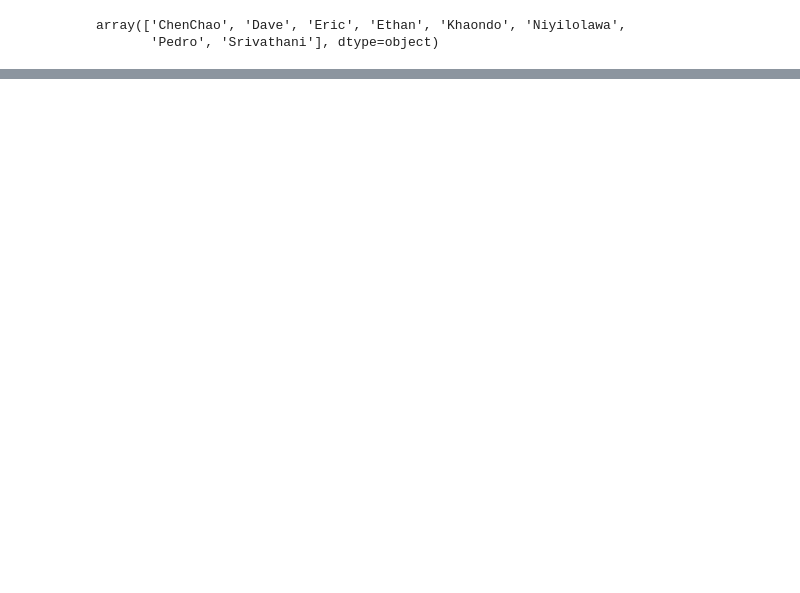
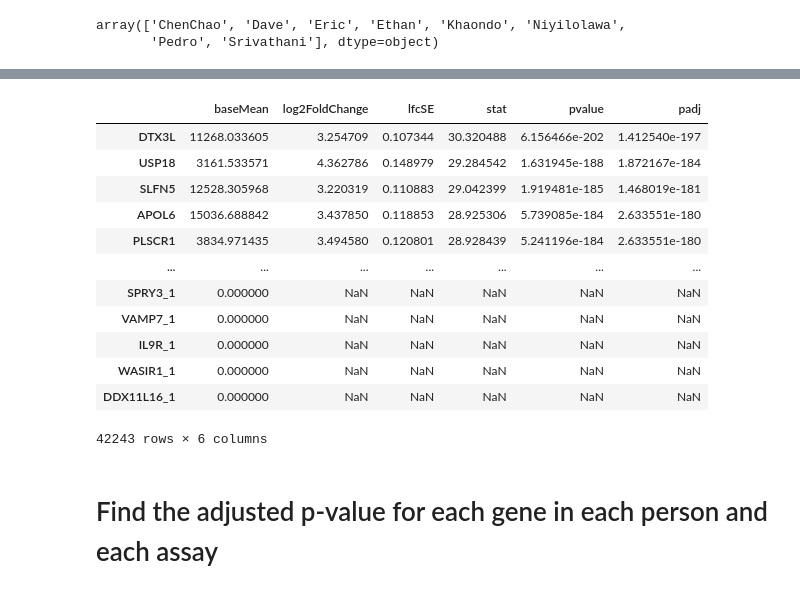
Before and after one commit to Dowell-Lab/pop_inf_beta, a Jupyter notebook: colab/genes_are_different.ipynb, the cells around one changed output, grey strips where cells are left out. Drawn from its saved outputs; the diff is of its cells as text; code cells hidden in the pictures; blank space fills up the shorter version.

```diff
--- a/colab/genes_are_different.ipynb
+++ b/colab/genes_are_different.ipynb
@@ -45,0 +36,23 @@ PROcounts
+# %%
+popdiffPROdf = pd.read_csv(indir+popdiffPRO, index_col=0)
+popdiffPROdf = popdiffPROdf.sort_values("padj")
+popdiffRNAdf = pd.read_csv(indir+popdiffRNA, index_col=0)
+popdiffRNAdf = popdiffRNAdf.sort_values("padj")
+# %%
+popdiffRNAdf
+# %% [output]
+|  | baseMean | log2FoldChange | lfcSE | stat | pvalue | padj |
+| DTX3L | 11268.033605 | 3.254709 | 0.107344 | 30.320488 | 6.156466e-202 | 1.412540e-197 |
+| USP18 | 3161.533571 | 4.362786 | 0.148979 | 29.284542 | 1.631945e-188 | 1.872167e-184 |
+| SLFN5 | 12528.305968 | 3.220319 | 0.110883 | 29.042399 | 1.919481e-185 | 1.468019e-181 |
+| APOL6 | 15036.688842 | 3.437850 | 0.118853 | 28.925306 | 5.739085e-184 | 2.633551e-180 |
+| PLSCR1 | 3834.971435 | 3.494580 | 0.120801 | 28.928439 | 5.241196e-184 | 2.633551e-180 |
+| ... | ... | ... | ... | ... | ... | ... |
+| SPRY3_1 | 0.000000 | NaN | NaN | NaN | NaN | NaN |
+| VAMP7_1 | 0.000000 | NaN | NaN | NaN | NaN | NaN |
+| IL9R_1 | 0.000000 | NaN | NaN | NaN | NaN | NaN |
+| WASIR1_1 | 0.000000 | NaN | NaN | NaN | NaN | NaN |
+| DDX11L16_1 | 0.000000 | NaN | NaN | NaN | NaN | NaN |
+42243 rows × 6 columns
+# %% [markdown]
+# Find the adjusted p-value for each gene in each person and each assay
```
Also changed, not shown: parts of 17 cells of this notebook.
